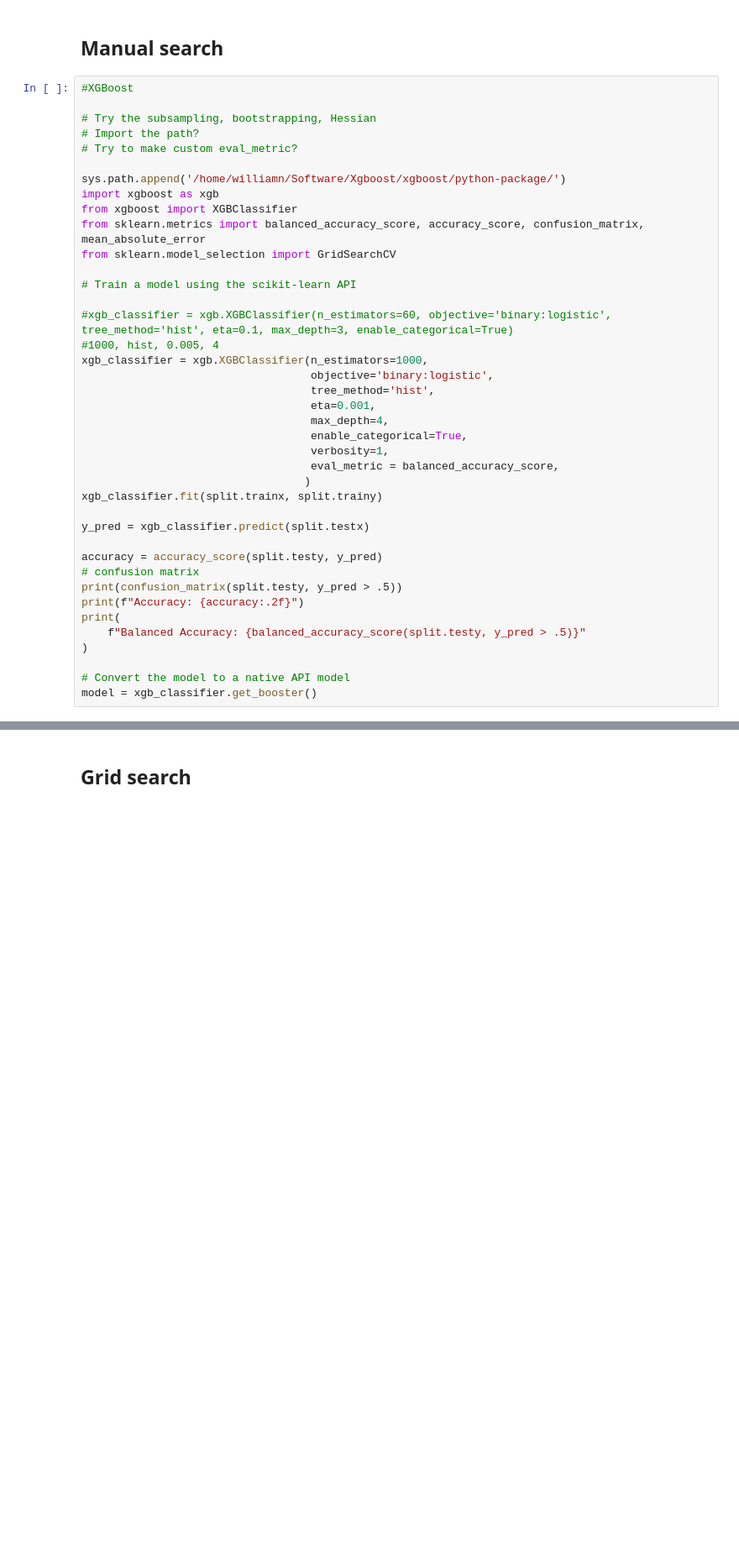
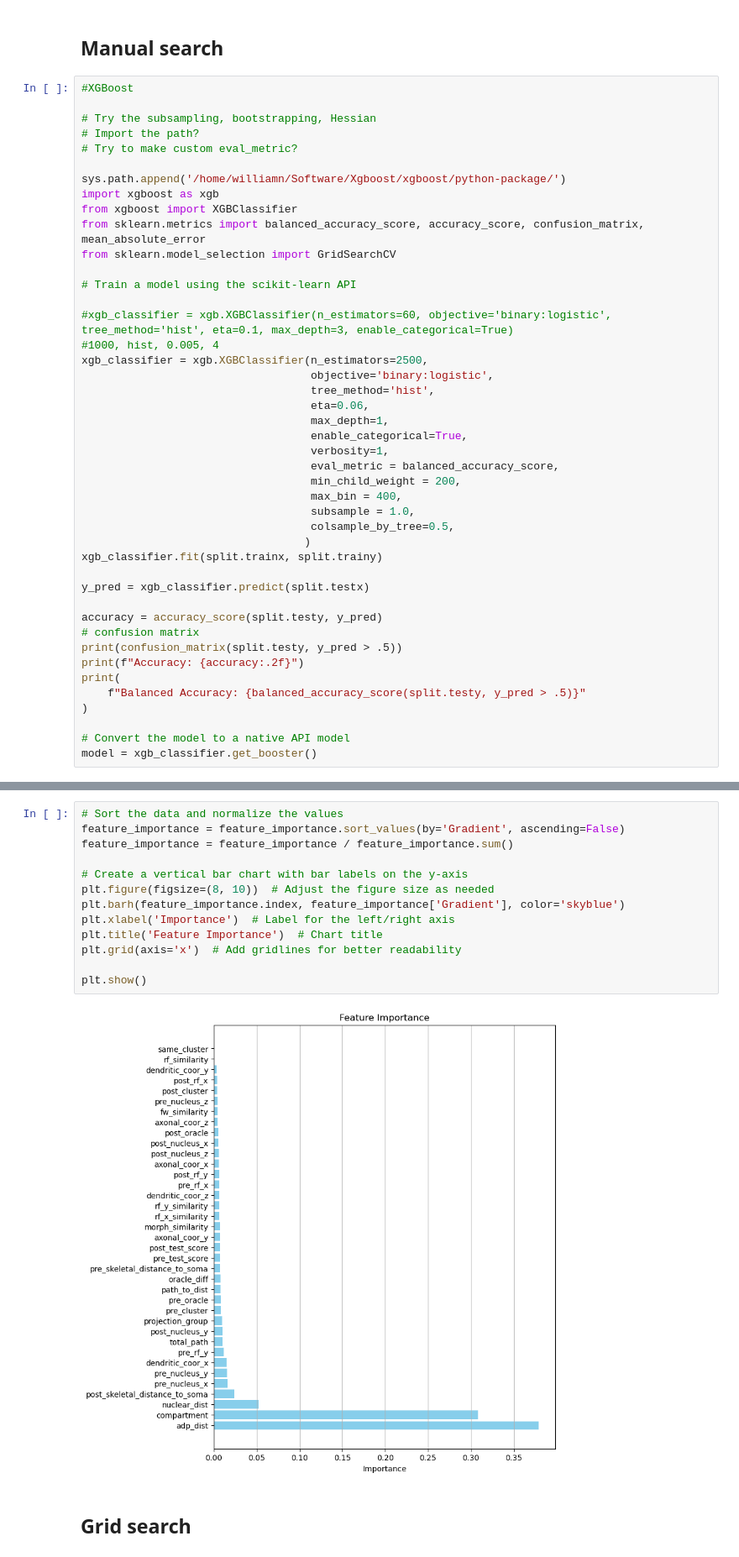
Before and after one commit to WNacci/Intro_to_ML_Competition, a Jupyter notebook: Main.ipynb, the cells around one changed output, grey strips where cells are left out. Shown at 84% size. Drawn from its saved outputs; the diff is of its cells as text; blank space fills up the shorter version.

```diff
--- a/Main.ipynb
+++ b/Main.ipynb
@@ -285,14 +244,18 @@ from sklearn.model_selection import GridSearchCV
 
 #xgb_classifier = xgb.XGBClassifier(n_estimators=60, objective='binary:logistic', tree_method='hist', eta=0.1, max_depth=3, enable_categorical=True)
 #1000, hist, 0.005, 4
-xgb_classifier = xgb.XGBClassifier(n_estimators=1000,
+xgb_classifier = xgb.XGBClassifier(n_estimators=2500,
                                    objective='binary:logistic',
                                    tree_method='hist',
-                                   eta=0.001,
-                                   max_depth=4,
+                                   eta=0.06,
+                                   max_depth=1,
                                    enable_categorical=True,
                                    verbosity=1,
                                    eval_metric = balanced_accuracy_score,
+                                   min_child_weight = 200,
+                                   max_bin = 400,
+                                   subsample = 1.0,
+                                   colsample_by_tree=0.5,
                                   )
 xgb_classifier.fit(split.trainx, split.trainy)
 
@@ -322,3 +290,18 @@ plt.show()
+# %%
+# Sort the data and normalize the values
+feature_importance = feature_importance.sort_values(by='Gradient', ascending=False)
+feature_importance = feature_importance / feature_importance.sum()
+
+# Create a vertical bar chart with bar labels on the y-axis
+plt.figure(figsize=(8, 10))  # Adjust the figure size as needed
+plt.barh(feature_importance.index, feature_importance['Gradient'], color='skyblue')
+plt.xlabel('Importance')  # Label for the left/right axis
+plt.title('Feature Importance')  # Chart title
+plt.grid(axis='x')  # Add gridlines for better readability
+
+plt.show()
+# %% [output]
+[figure, added]
 # %% [markdown]
 ## Grid search
 # %%
```
Also changed, not shown: parts of 36 cells of this notebook, 2 other files.
